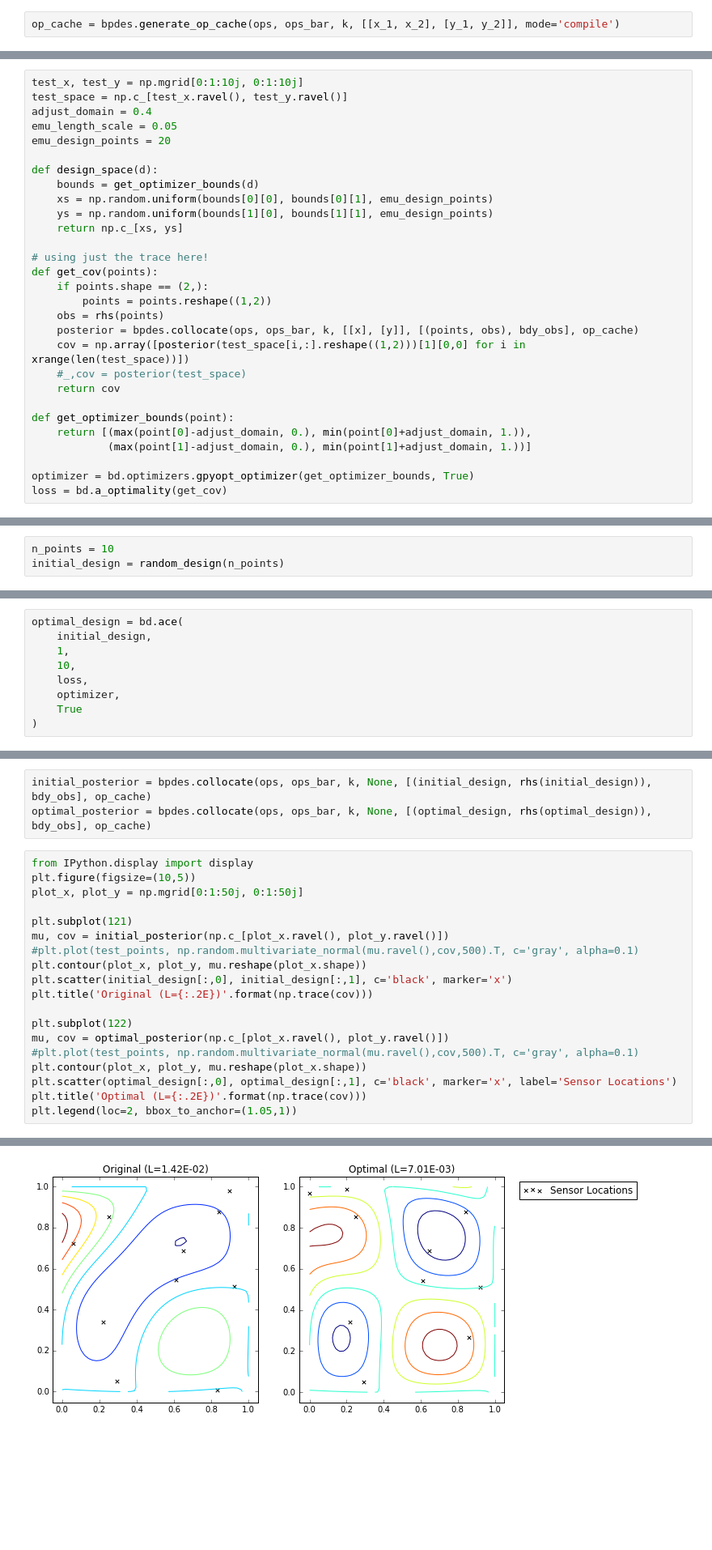
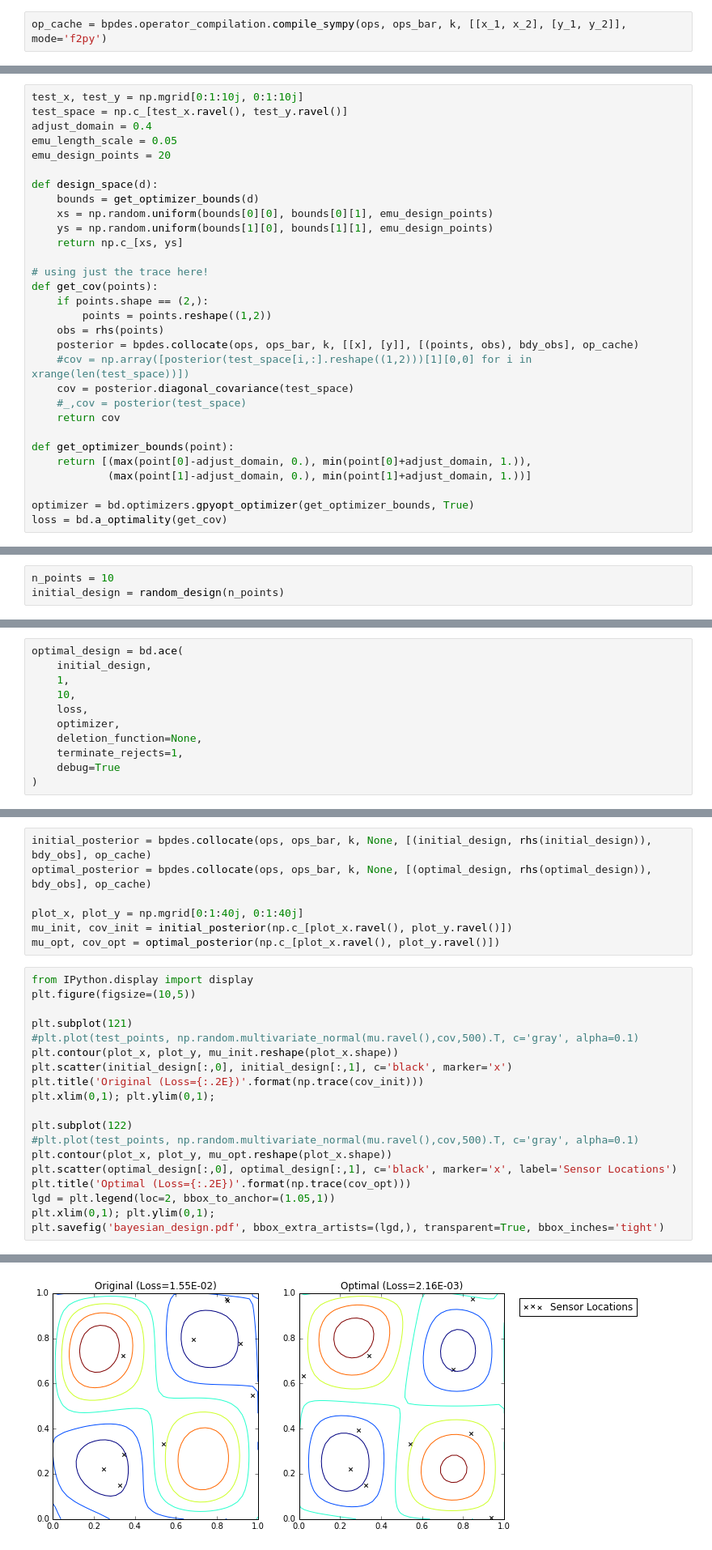
Before and after one commit to jcockayne/bayesian_pdes, a Jupyter notebook: notebooks/ACE_Stable_Wave_2d.ipynb, the cells around one changed output, grey strips where cells are left out. Shown at 81% size. Cells and saved outputs as stored; diff of their text form; blank space fills up the shorter version.

```diff
--- a/notebooks/ACE_Stable_Wave_2d.ipynb
+++ b/notebooks/ACE_Stable_Wave_2d.ipynb
@@ -39,7 +36,7 @@ def vectorize_along_axis(function):
         return np.array([[function(points[i,:])] for i in xrange(points.shape[0])])
     return __ret
 # %%
-op_cache = bpdes.generate_op_cache(ops, ops_bar, k, [[x_1, x_2], [y_1, y_2]], mode='compile')
+op_cache = bpdes.operator_compilation.compile_sympy(ops, ops_bar, k, [[x_1, x_2], [y_1, y_2]], mode='f2py')
 # %%
 # random observation locations inside the space
 interior_obs = 10
@@ -94,7 +92,8 @@ def get_cov(points):
         points = points.reshape((1,2))
     obs = rhs(points)
     posterior = bpdes.collocate(ops, ops_bar, k, [[x], [y]], [(points, obs), bdy_obs], op_cache)
-    cov = np.array([posterior(test_space[i,:].reshape((1,2)))[1][0,0] for i in xrange(len(test_space))])
+    #cov = np.array([posterior(test_space[i,:].reshape((1,2)))[1][0,0] for i in xrange(len(test_space))])
+    cov = posterior.diagonal_covariance(test_space)
     #_,cov = posterior(test_space)
     return cov
 
@@ -137,6 +140,8 @@ optimal_design = bd.ace(
     10,
     loss,
     optimizer,
-    True
+    deletion_function=None,
+    terminate_rejects=1,
+    debug=True
 )
 # %% [output]
@@ -156,23 +161,27 @@ optimal_design = bd.ace(
 # %%
 initial_posterior = bpdes.collocate(ops, ops_bar, k, None, [(initial_design, rhs(initial_design)), bdy_obs], op_cache)
 optimal_posterior = bpdes.collocate(ops, ops_bar, k, None, [(optimal_design, rhs(optimal_design)), bdy_obs], op_cache)
+
+plot_x, plot_y = np.mgrid[0:1:40j, 0:1:40j]
+mu_init, cov_init = initial_posterior(np.c_[plot_x.ravel(), plot_y.ravel()])
+mu_opt, cov_opt = optimal_posterior(np.c_[plot_x.ravel(), plot_y.ravel()])
 # %%
 from IPython.display import display
 plt.figure(figsize=(10,5))
-plot_x, plot_y = np.mgrid[0:1:50j, 0:1:50j]
 
 plt.subplot(121)
-mu, cov = initial_posterior(np.c_[plot_x.ravel(), plot_y.ravel()])
 #plt.plot(test_points, np.random.multivariate_normal(mu.ravel(),cov,500).T, c='gray', alpha=0.1)
-plt.contour(plot_x, plot_y, mu.reshape(plot_x.shape))
+plt.contour(plot_x, plot_y, mu_init.reshape(plot_x.shape))
 plt.scatter(initial_design[:,0], initial_design[:,1], c='black', marker='x')
-plt.title('Original (L={:.2E})'.format(np.trace(cov)))
+plt.title('Original (Loss={:.2E})'.format(np.trace(cov_init)))
+plt.xlim(0,1); plt.ylim(0,1);
 
 plt.subplot(122)
-mu, cov = optimal_posterior(np.c_[plot_x.ravel(), plot_y.ravel()])
 #plt.plot(test_points, np.random.multivariate_normal(mu.ravel(),cov,500).T, c='gray', alpha=0.1)
-plt.contour(plot_x, plot_y, mu.reshape(plot_x.shape))
+plt.contour(plot_x, plot_y, mu_opt.reshape(plot_x.shape))
 plt.scatter(optimal_design[:,0], optimal_design[:,1], c='black', marker='x', label='Sensor Locations')
-plt.title('Optimal (L={:.2E})'.format(np.trace(cov)))
-plt.legend(loc=2, bbox_to_anchor=(1.05,1))
+plt.title('Optimal (Loss={:.2E})'.format(np.trace(cov_opt)))
+lgd = plt.legend(loc=2, bbox_to_anchor=(1.05,1))
+plt.xlim(0,1); plt.ylim(0,1);
+plt.savefig('bayesian_design.pdf', bbox_extra_artists=(lgd,), transparent=True, bbox_inches='tight')
 # %% [output]
@@ -180 +188 @@ plt.legend(loc=2, bbox_to_anchor=(1.05,1))
-[figure, old version]
+[figure, new version]
```
Also changed, not shown: parts of 7 cells of this notebook, 2 other files.
